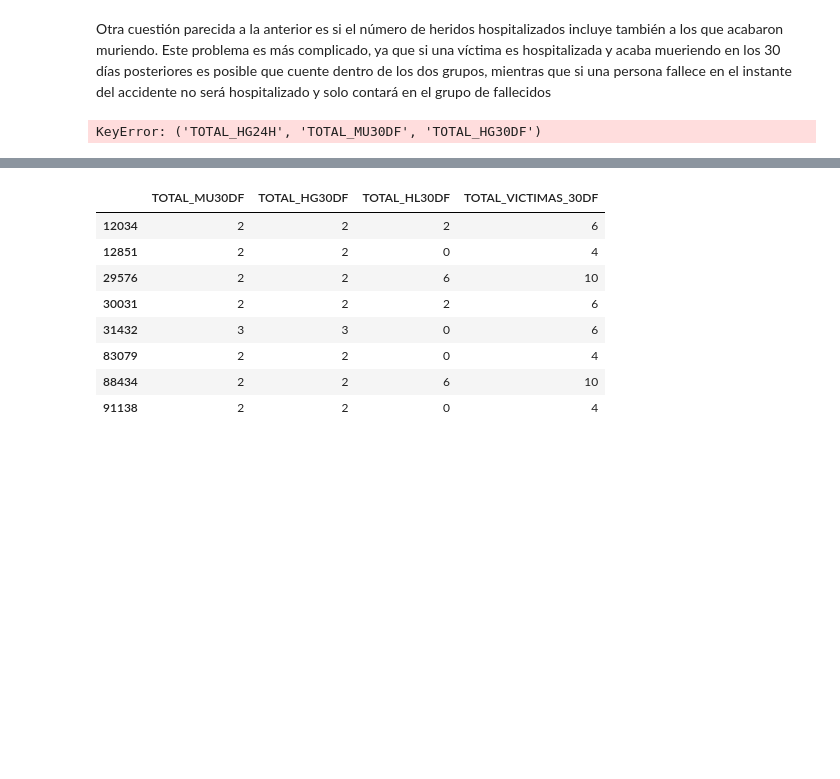
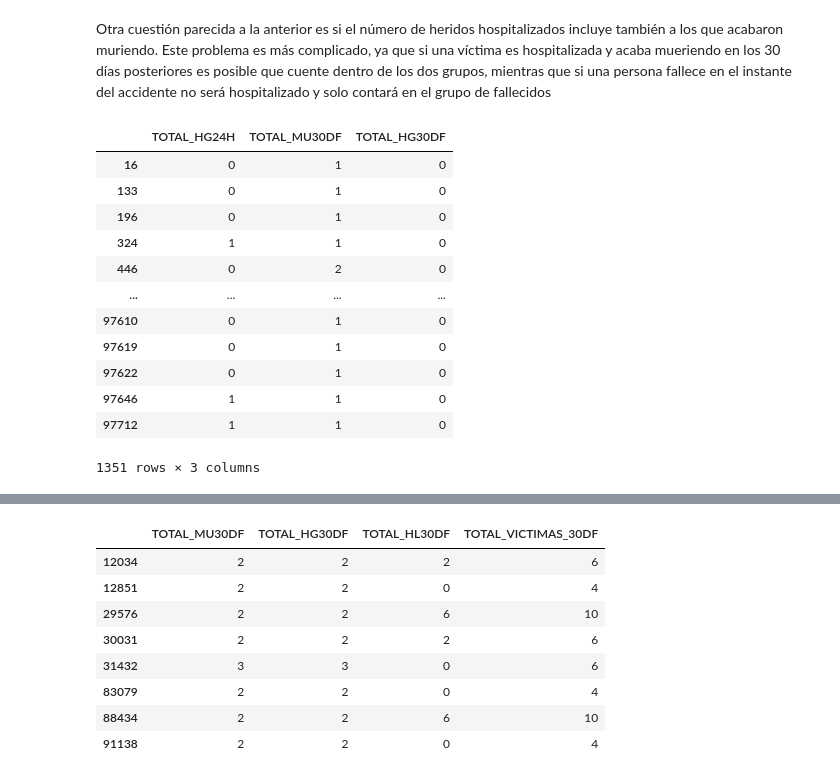
Before and after one commit to 4GeeksAcademy/Proyecto_final_DS_Alex_Carlos, a Jupyter notebook: project/project.ipynb, the cells around one changed output, grey strips where cells are left out. Cells and saved outputs as stored; diff of their text form; code cells hidden in the pictures; blank space fills up the shorter version.

```diff
--- a/project/project.ipynb
+++ b/project/project.ipynb
@@ -42,9 +42,21 @@ No vamos a eliminar el resto de columnas sobre fallecidos ya que aunque no se va
 # %% [markdown]
 Otra cuestión parecida a la anterior es si el número de heridos hospitalizados incluye también a los que acabaron muriendo. Este problema es más complicado, ya que si una víctima es hospitalizada y acaba mueriendo en los 30 días posteriores es posible que cuente dentro de los dos grupos, mientras que si una persona fallece en el instante del accidente no será hospitalizado y solo contará en el grupo de fallecidos
 # %%
-df['TOTAL_HG24H','TOTAL_MU30DF','TOTAL_HG30DF'].loc[df['TOTAL_MU30DF'] > df['TOTAL_HG30DF']]
+df[['TOTAL_HG24H','TOTAL_MU30DF','TOTAL_HG30DF']].loc[df['TOTAL_MU30DF'] > df['TOTAL_HG30DF']]
 # %% [output]
+|  | TOTAL_HG24H | TOTAL_MU30DF | TOTAL_HG30DF |
+| 16 | 0 | 1 | 0 |
+| 133 | 0 | 1 | 0 |
+| 196 | 0 | 1 | 0 |
+| 324 | 1 | 1 | 0 |
+| 446 | 0 | 2 | 0 |
+| ... | ... | ... | ... |
+| 97610 | 0 | 1 | 0 |
+| 97619 | 0 | 1 | 0 |
+| 97622 | 0 | 1 | 0 |
+| 97646 | 1 | 1 | 0 |
+| 97712 | 1 | 1 | 0 |
-KeyError: ('TOTAL_HG24H', 'TOTAL_MU30DF', 'TOTAL_HG30DF')
+1351 rows × 3 columns
 # %%
 #más hospitalizados en 24 horas que en 30 días
 df[['TOTAL_MU24H','TOTAL_MU30DF','TOTAL_HG24H', 'TOTAL_HG30DF','TOTAL_VICTIMAS_24H',
```
Also changed, not shown: parts of 1 cell of this notebook.
